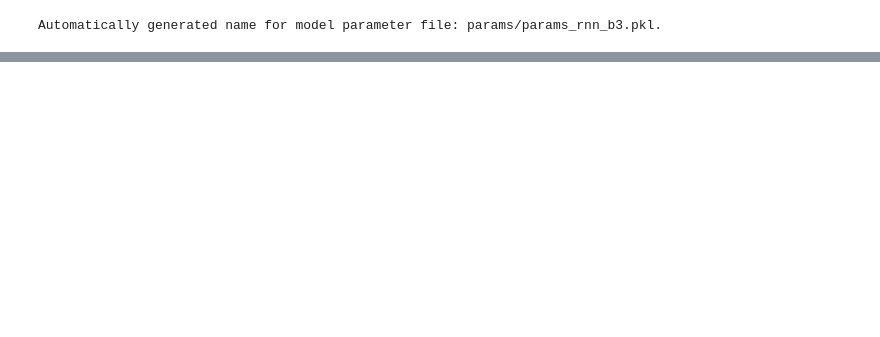
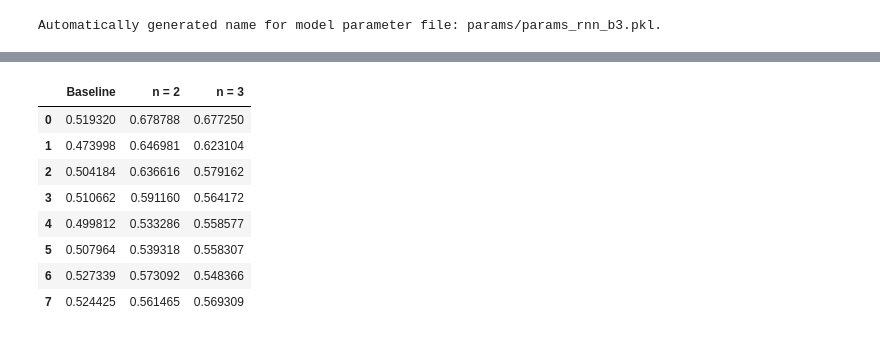
Before and after one commit to whyhardt/closedloop_rl, a Jupyter notebook: rnn_main_assembling_analysis.ipynb, the cells around one changed output, grey strips where cells are left out. Saved outputs shown, nothing was run; the diff lists cells and outputs as text; code cells hidden in the pictures; blank space fills up the shorter version.

```diff
--- a/rnn_main_assembling_analysis.ipynb
+++ b/rnn_main_assembling_analysis.ipynb
@@ -249,4 +224,6 @@ qs = np.concatenate(list_qs, axis=0)
 # %%
+# 2 submodels
+
 # train model
 train = True
 checkpoint = False
@@ -277,7 +254,7 @@ if use_habit:
 sindy_feature_list = x_train_list + control_list
 
 # training parameters
-epochs = 100
+epochs = 8
 n_steps_per_call = 10  # None for full sequence
 batch_size = None  # None for one batch per epoch
 learning_rate = 1e-2
@@ -372,7 +349,7 @@ if train:
 
   #Fit the hybrid RNN
   print('Training the hybrid RNN...')
-  model, optimizer_rnn, _ = rnn_training.fit_model(
+  model, optimizer_rnn, training_loss = rnn_training.fit_model(
       model=model,
       dataset=dataset_train,
       optimizer=optimizer_rnn,
@@ -441,3 +419,5 @@ Training took 85.05 seconds.
+# %%
+n2_loss = training_loss
 # %%
 # 3 submodels
 
@@ -635,0 +623,14 @@ ValueError: not enough values to unpack (expected 4, got 3)
+# %%
+d = {'Baseline': loss_baseline, 'n = 2': n2_loss, 'n = 3': n3_loss }
+df = pd.DataFrame(data=d)
+df
+# %% [output]
+|  | Baseline | n = 2 | n = 3 |
+| 0 | 0.519320 | 0.678788 | 0.677250 |
+| 1 | 0.473998 | 0.646981 | 0.623104 |
+| 2 | 0.504184 | 0.636616 | 0.579162 |
+| 3 | 0.510662 | 0.591160 | 0.564172 |
+| 4 | 0.499812 | 0.533286 | 0.558577 |
+| 5 | 0.507964 | 0.539318 | 0.558307 |
+| 6 | 0.527339 | 0.573092 | 0.548366 |
+| 7 | 0.524425 | 0.561465 | 0.569309 |
```
Also changed, not shown: parts of 17 cells of this notebook.
